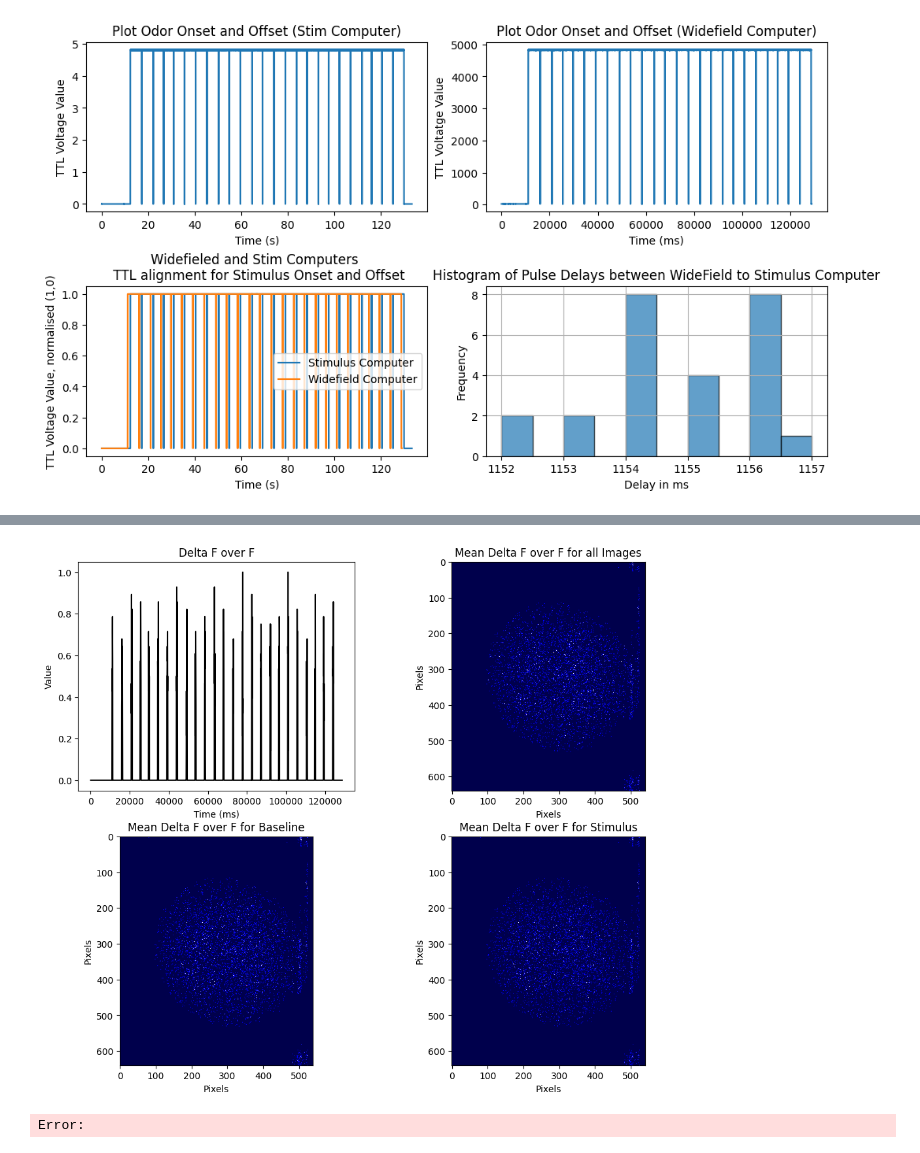
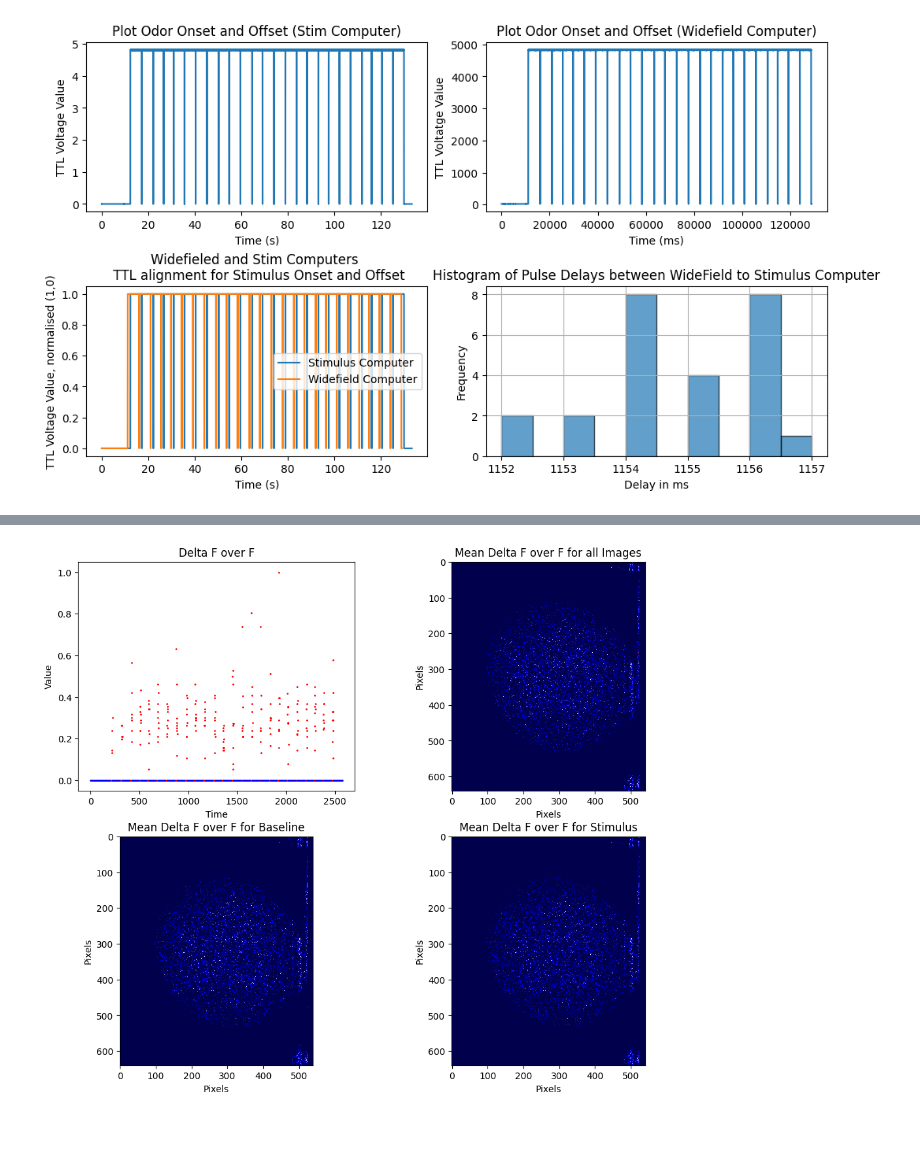
Before and after one commit to BruneBettler/wfield_pipeline, a Jupyter notebook: wfield_jupyter_tester.ipynb, the cells around one changed output, grey strips where cells are left out. Cells and saved outputs as stored; diff of their text form; code cells hidden in the pictures.

```diff
--- a/wfield_jupyter_tester.ipynb
+++ b/wfield_jupyter_tester.ipynb
@@ -285,7 +285,7 @@ axes[0,0].legend()
 # NOTE and TODO
 # Here we make the assumption that the extra time, is at the begining. And now both signals we want
 # Stim and WF acquistion to account for this difference
-diff = int(num_stim_points - (num_frames/CAMERA_HZ * 1000 * CHANEL_NUM))
+diff = int(num_stim_points - (num_frames/CAMERA_HZ * 1000 * CHANEL_NUM)) * CHANEL_NUM
 aligned_stim_signal = aligned_stim_signal[diff:]
 aligned_stim_signal = np.concatenate((aligned_stim_signal, np.zeros(diff)))
 
@@ -553,48 +553,59 @@ Number of Frames Actually Collected - 2575
 # %%
+%matplotlib inline
 # Generating F
 baseline_avg = np.mean(baseline_frames,axis=0)
 deltaFoverF_frames = []
 for i, frame in enumerate(tqdm(normalised_blue_frames,desc='Calculating')):
     #Delta F over F
     deltaFoverF_frames.append(((frame + 1) - baseline_avg) / baseline_avg)
-    deltaFoverF_frames[i] = np.nan_to_num(deltaFoverF_frames[i], copy=False,nan=0,posinf=0,neginf=0)
+    deltaFoverF_frames[i] = np.nan_to_num(deltaFoverF_frames[i], copy=True,nan=0,posinf=0,neginf=0)
+
 deltaFoverF_mean = np.mean(deltaFoverF_frames,axis=(1,2))
 deltaFoverF_mean = (deltaFoverF_mean-np.min(deltaFoverF_mean))/(np.max(deltaFoverF_mean)-np.min(deltaFoverF_mean))
 
 # Now we can seperate out the baseline frames and the signal frames
 stimulus_frames = []
+stim_frames_mean = []
 baseline_frames = []
+baseline_frames_mean = []
+plot_colours = []
 for i, frame in enumerate(tqdm(deltaFoverF_frames,desc='Seperating Frames')):
     if i in transformed_matching_indices:
+        plot_colours.append('red')
         stimulus_frames.append(frame[:])
+        stim_frames_mean.append(deltaFoverF_mean[i])
     else:
+        plot_colours.append('blue')
         baseline_frames.append(frame[:])
+        baseline_frames_mean.append(deltaFoverF_mean[i])
+
 stimulus_frames = np.array(stimulus_frames)
 baseline_frames = np.array(baseline_frames)
-
+stim_frames_mean = np.array(stim_frames_mean)
+baseline_frames_mean = np.array(baseline_frames_mean)
 
 fig, axs = plt.subplots(2, 2, figsize=(12, 10))
 
-axs[0,0].set_xlabel('Time (ms)')
-axs[0,0].set_ylabel('Value')
-axs[0,0].set_title('Delta F over F')
-axs[0,0].plot(time_blue_frames, deltaFoverF_mean, color='black')
+for i, color in enumerate(plot_colours):
+    axs[0, 0].plot(i, deltaFoverF_mean[i], 'o' ,color=color, markersize=1)  # 'o' for markers
+axs[0, 0].set_xlabel('Time')
+axs[0, 0].set_ylabel('Value')
+axs[0, 0].set_title('Delta F over F')
 
 axs[0,1].set_xlabel('Pixels')
 axs[0,1].set_ylabel('Pixels')
 axs[0,1].set_title('Mean Delta F over F for all Images')
 axs[0,1].imshow(np.mean(deltaFoverF_frames,axis=(0)), cmap='seismic')
 
 axs[1,1].set_xlabel('Pixels')
 axs[1,1].set_ylabel('Pixels')
 axs[1,1].set_title('Mean Delta F over F for Stimulus')
 axs[1,1].imshow(np.mean(stimulus_frames,axis=(0)), cmap='seismic')
 
 axs[1,0].set_xlabel('Pixels')
 axs[1,0].set_ylabel('Pixels')
 axs[1,0].set_title('Mean Delta F over F for Baseline')
 axs[1,0].imshow(np.mean(baseline_frames,axis=(0)), cmap='seismic')
 plt.show()
 # %% [output]
-[figure, old version]
+[figure, new version]
-Error:
```
Also changed, not shown: parts of 4 cells of this notebook.
